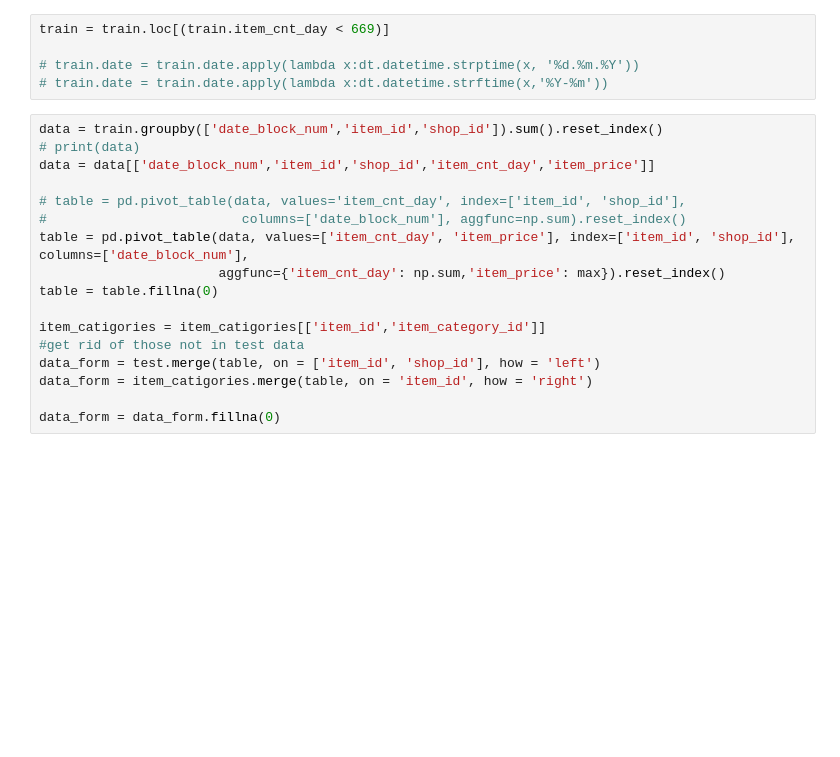
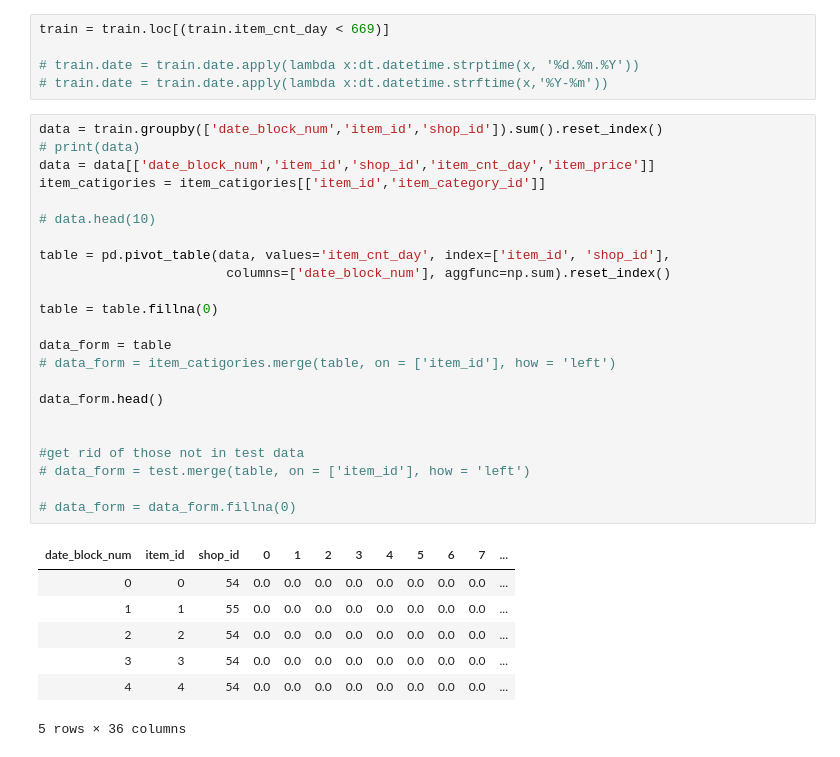
Before and after one commit to bmp0924/Predict-Future-Sales, a Jupyter notebook: Neural Model.ipynb, the cells around one changed output. Cells and saved outputs as stored; diff of their text form; blank space fills up the shorter version.

```diff
--- a/Neural Model.ipynb
+++ b/Neural Model.ipynb
@@ -85,17 +85,31 @@ train = train.loc[(train.item_cnt_day < 669)]
 # %%
 data = train.groupby(['date_block_num','item_id','shop_id']).sum().reset_index()
 # print(data)
 data = data[['date_block_num','item_id','shop_id','item_cnt_day','item_price']]
+item_catigories = item_catigories[['item_id','item_category_id']]
 
-# table = pd.pivot_table(data, values='item_cnt_day', index=['item_id', 'shop_id'],
-#                         columns=['date_block_num'], aggfunc=np.sum).reset_index()
-table = pd.pivot_table(data, values=['item_cnt_day', 'item_price'], index=['item_id', 'shop_id'], columns=['date_block_num'],
-                       aggfunc={'item_cnt_day': np.sum,'item_price': max}).reset_index()
+# data.head(10)
+
+table = pd.pivot_table(data, values='item_cnt_day', index=['item_id', 'shop_id'],
+                        columns=['date_block_num'], aggfunc=np.sum).reset_index()
+
 table = table.fillna(0)
 
-item_catigories = item_catigories[['item_id','item_category_id']]
+data_form = table
+# data_form = item_catigories.merge(table, on = ['item_id'], how = 'left')
+
+data_form.head()
+
+
 #get rid of those not in test data
-data_form = test.merge(table, on = ['item_id', 'shop_id'], how = 'left')
-data_form = item_catigories.merge(table, on = 'item_id', how = 'right')
+# data_form = test.merge(table, on = ['item_id'], how = 'left')
 
-data_form = data_form.fillna(0)
+# data_form = data_form.fillna(0)
+# %% [output]
+| date_block_num | item_id | shop_id | 0 | 1 | 2 | 3 | 4 | 5 | 6 | 7 | ... |
+| 0 | 0 | 54 | 0.0 | 0.0 | 0.0 | 0.0 | 0.0 | 0.0 | 0.0 | 0.0 | ... |
+| 1 | 1 | 55 | 0.0 | 0.0 | 0.0 | 0.0 | 0.0 | 0.0 | 0.0 | 0.0 | ... |
+| 2 | 2 | 54 | 0.0 | 0.0 | 0.0 | 0.0 | 0.0 | 0.0 | 0.0 | 0.0 | ... |
+| 3 | 3 | 54 | 0.0 | 0.0 | 0.0 | 0.0 | 0.0 | 0.0 | 0.0 | 0.0 | ... |
+| 4 | 4 | 54 | 0.0 | 0.0 | 0.0 | 0.0 | 0.0 | 0.0 | 0.0 | 0.0 | ... |
+5 rows × 36 columns
```
Also changed, not shown: parts of 19 cells of this notebook.
